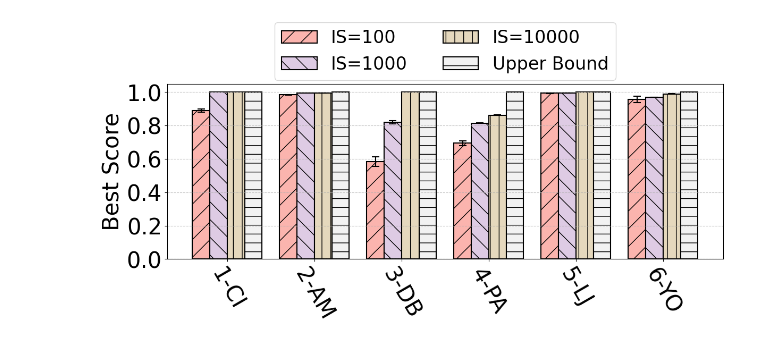
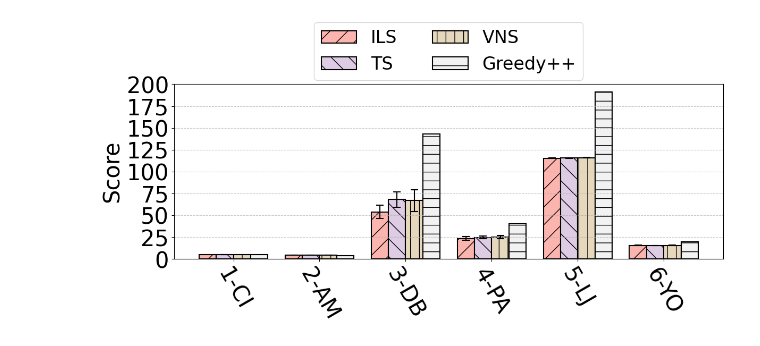
Before and after one commit to dcc-ufla-graph-mining/fractal, a Jupyter notebook: plots/CCPE_Plots/optimality_plots.ipynb, the cells around one changed output. Saved outputs shown, nothing was run; the diff lists cells and outputs as text; code cells hidden in the pictures.

```diff
--- a/plots/CCPE_Plots/optimality_plots.ipynb
+++ b/plots/CCPE_Plots/optimality_plots.ipynb
@@ -496,39 +337,0 @@ plot_average_by_group_and_initial_solutions(
-# %%
-# Setup variables
-grouping_cols = ["graph_name"]
-obj_function = ["conductance"]
-metaheuristic = ["ils"]
-
-# Filter the Data
-df = grouped_df[
-    (grouped_df["metaheuristic"].isin(metaheuristic)) &
-    (grouped_df["objective_function"].isin(obj_function)) &
-    (grouped_df['graph_name'].isin(['citeseer', 'amazon', 'dblp', 'patents', 'livejournal', 'youtube'])) &
-    (grouped_df['num_initial_solutions'] > 32)
-    ].copy()
-
-# Rename graphs
-df['graph_name'] = df['graph_name'].replace({
-    'citeseer': '1-CI',
-    'amazon': '2-AM',
-    'dblp': '3-DB',
-    'patents': '4-PA',
-    'livejournal': '5-LJ',
-    'youtube': '6-YO',
-})
-
-# Create the Title
-algo_name = metaheuristic[0].upper()
-title = f"{algo_name} - Optimality Conductance"
-
-# Plot graph
-plot_average_by_group_and_initial_solutions(
-    df,
-    grouping_cols,
-    metaheuristic,
-    {'Upper Bound': [1,1,1,1,1,1]},
-    log_scale=False,
-    figsize=(12,6)
-)
-# %% [output]
-[figure, removed]
@@ -534,0 +407,31 @@ plot_average_by_group_and_initial_solutions(
+# %%
+def plot_optimality(
+    grouped_df: pd.DataFrame,
+    objective_function: str,
+    num_initial_solutions: int,
+    figsize=(12, 6),
+):
+    df = grouped_df[
+        (grouped_df["objective_function"] == objective_function)
+        & (grouped_df["graph_name"].isin(GRAPH_ORDER))
+        & (grouped_df["num_initial_solutions"] == num_initial_solutions)
+    ].copy()
+
+    df["graph_name"] = df["graph_name"].replace(GRAPH_LABELS)
+    df["metaheuristic"] = df["metaheuristic"].replace(METAHEURISTIC_LABELS)
+
+    config = BASELINES[objective_function]
+
+    plot_average_by_group_and_metaheuristic(
+        df=df,
+        grouping_columns=GROUPING_COLS,
+        num_initial_solutions=num_initial_solutions,
+        baseline_scores=config['baseline'],
+        obj_function = objective_function,
+        log_scale=config['log_scale'],
+        figsize=figsize,
+    )
+# %%
+plot_optimality(grouped_df, "densesubgraph", 100)
+# %% [output]
+[figure, added]
```
Also changed, not shown: parts of 23 cells of this notebook, 40 other files.
